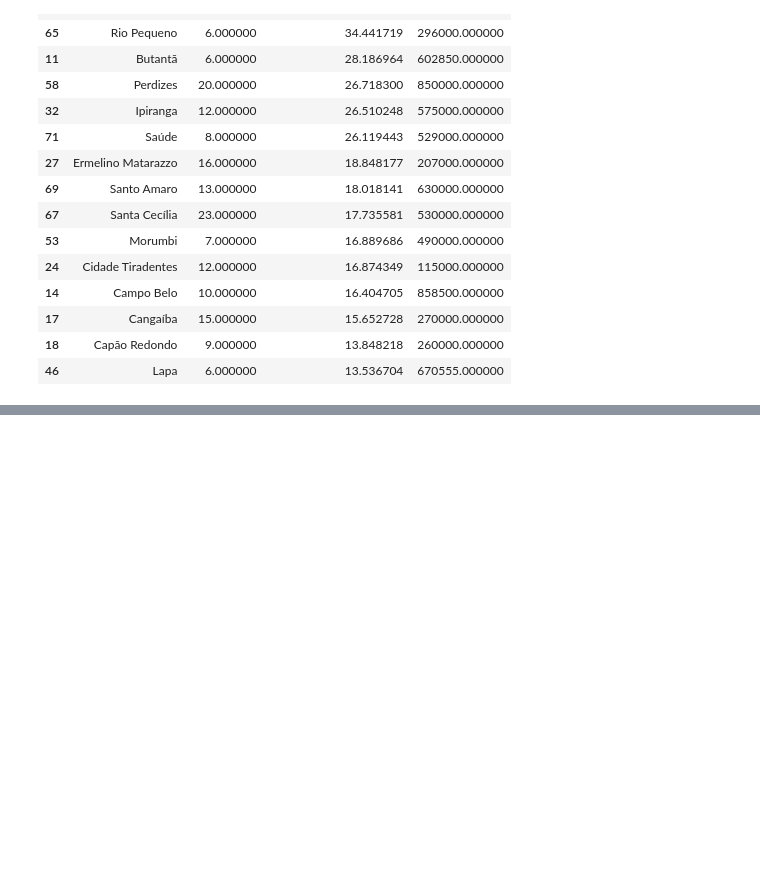
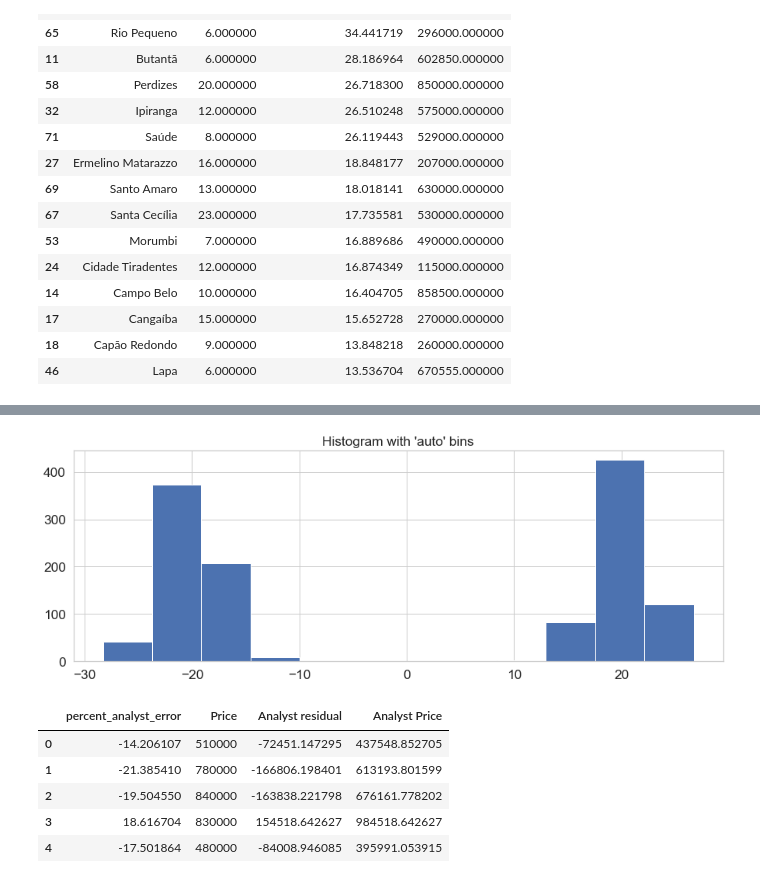
Before and after one commit to carlostomeh/Predicao_Preco_Apto_Sao_Paulo, a Jupyter notebook: sao-paulo-housing__Final.ipynb, the cells around one changed output, grey strips where cells are left out. Drawn from its saved outputs; the diff is of its cells as text; code cells hidden in the pictures; blank space fills up the shorter version.

```diff
--- a/sao-paulo-housing__Final.ipynb
+++ b/sao-paulo-housing__Final.ipynb
@@ -922,0 +938,25 @@ temp.sort_values(['mean_percent_error_test'], ascending = [False])[:15].style.ba
+# %%
+rng = np.random.RandomState(10)  # deterministic random data
+a = np.hstack((rng.normal(loc=20, scale=2.5,size=631),
+               rng.normal(loc=-20, scale=2.5, size=630)))
+_ = plt.hist(a, bins='auto')  # arguments are passed to np.histogram
+plt.title("Histogram with 'auto' bins")
+plt.show()
+
+
+np.random.shuffle(a)
+
+analyst_error = pd.DataFrame(a, columns = ['percent_analyst_error'])
+analyst_error['Price'] = y_test
+analyst_error['Analyst residual'] = analyst_error['Price']*analyst_error['percent_analyst_error']/100
+analyst_error['Analyst Price'] = analyst_error['Price'] + analyst_error['Analyst residual']
+
+analyst_error.head()
+# %% [output]
+[figure, added]
+|  | percent_analyst_error | Price | Analyst residual | Analyst Price |
+| 0 | -14.206107 | 510000 | -72451.147295 | 437548.852705 |
+| 1 | -21.385410 | 780000 | -166806.198401 | 613193.801599 |
+| 2 | -19.504550 | 840000 | -163838.221798 | 676161.778202 |
+| 3 | 18.616704 | 830000 | 154518.642627 | 984518.642627 |
+| 4 | -17.501864 | 480000 | -84008.946085 | 395991.053915 |
```
Also changed, not shown: parts of 7 cells of this notebook.
